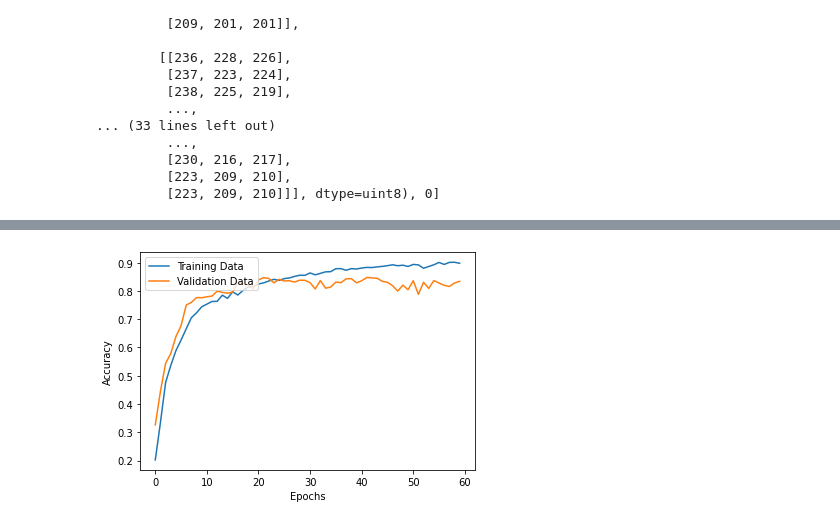
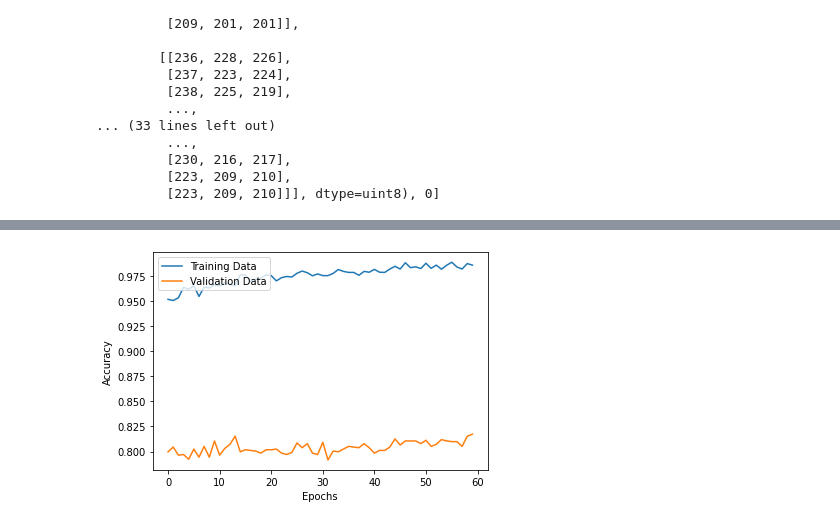
Before and after one commit to sartajsehgal/FarmLab-Disease-Prediction, a Jupyter notebook: Rice_Crop_Disease_Prediction.ipynb, the cells around one changed output, grey strips where cells are left out. Cells and saved outputs as stored; diff of their text form; code cells hidden in the pictures.

```diff
--- a/Rice_Crop_Disease_Prediction.ipynb
+++ b/Rice_Crop_Disease_Prediction.ipynb
@@ -287,9 +296,9 @@ Epoch 60/60
 # %%
-plt.plot(history1.history['accuracy'],label='Training Data')
-plt.plot(history1.history['val_accuracy'],label='Validation Data')
+plt.plot(history2.history['accuracy'],label='Training Data')
+plt.plot(history2.history['val_accuracy'],label='Validation Data')
 plt.xlabel('Epochs')
 plt.ylabel('Accuracy')
 plt.legend(loc='upper left')
 plt.show()
 # %% [output]
-[figure, old version]
+[figure, new version]
```
Also changed, not shown: parts of 24 cells of this notebook.
